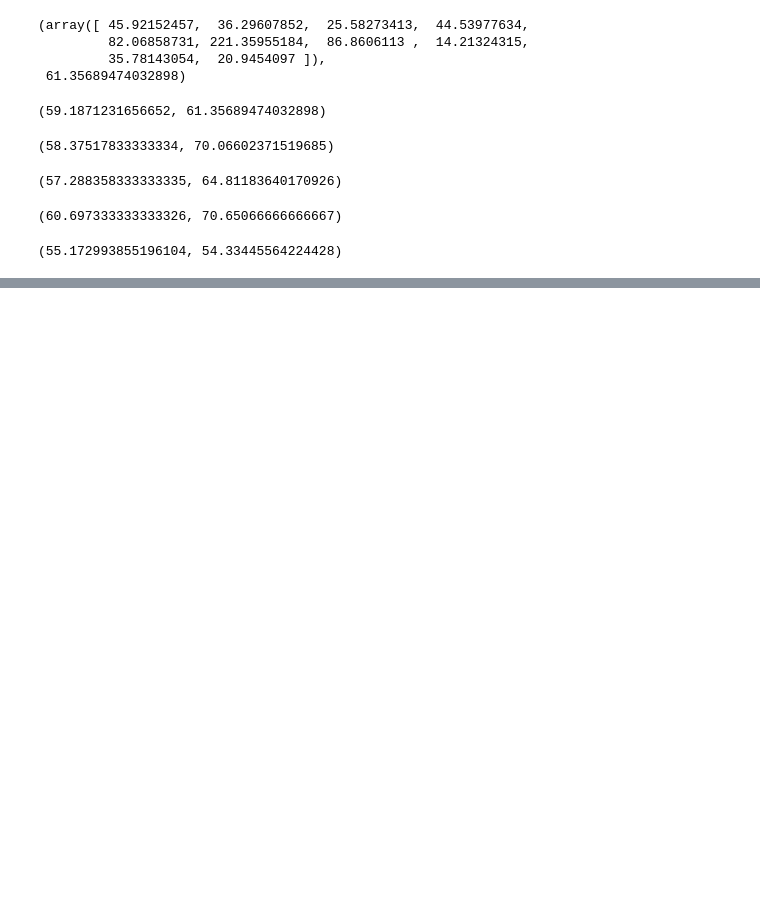
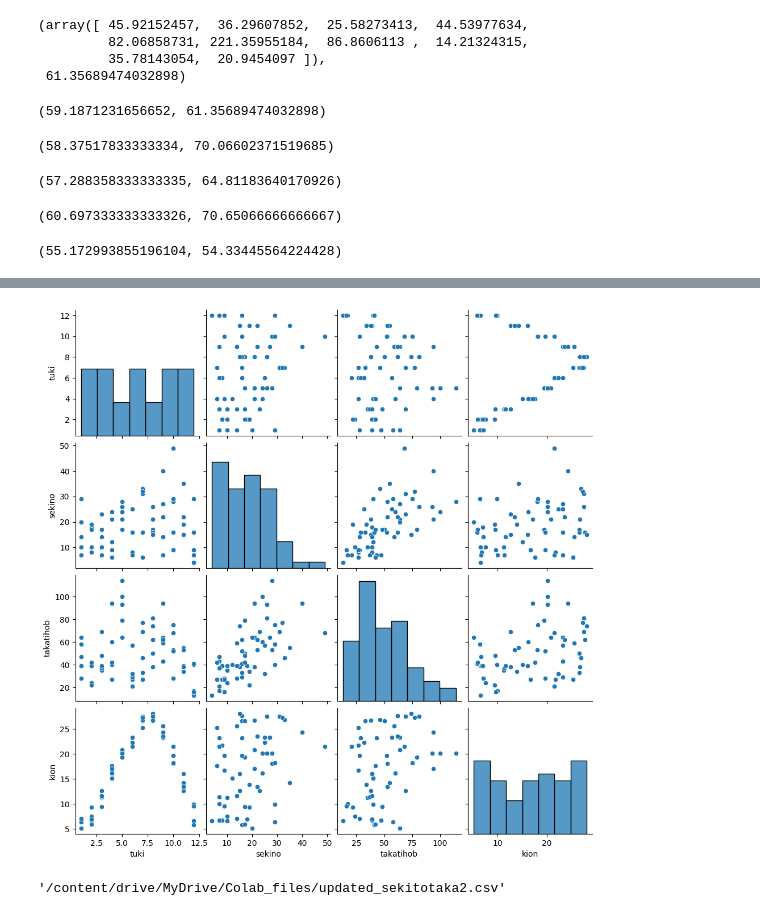
Before and after one commit to okana2ki/hotel-analysis, a Jupyter notebook: search_trend.ipynb, the cells around one changed output, grey strips where cells are left out. Cells and saved outputs as stored; diff of their text form; code cells hidden in the pictures; blank space fills up the shorter version.

```diff
--- a/search_trend.ipynb
+++ b/search_trend.ipynb
@@ -198,0 +229,25 @@ nn_average_mse_original, nn_average_mse  # Neural Network MSE before and after f
+# %%
+# Including the 2nd column ('tuki') in the scatter plot matrix
+columns_to_plot_with_tuki = data[['tuki', 'sekino', 'takatihob', 'kion']]
+
+# Create a pairplot (scatter plot matrix) for the selected columns including 'tuki'
+sns.pairplot(columns_to_plot_with_tuki)
+
+# Show the plot
+plt.show()
+# %% [output]
+[figure, added]
+# %%
+import numpy as np
+
+# Calculate 'tuki_sin' and 'tuki_cos'
+data['tuki_sin'] = np.sin(2 * np.pi * data['tuki'] / 12)
+data['tuki_cos'] = np.cos(2 * np.pi * data['tuki'] / 12)
+
+# Save the updated dataframe to a new CSV file
+updated_file_path = '/content/drive/MyDrive/Colab_files/updated_sekitotaka2.csv'
+data.to_csv(updated_file_path, index=False)
+
+updated_file_path
+# %% [output]
+'/content/drive/MyDrive/Colab_files/updated_sekitotaka2.csv'
```
Also changed, not shown: parts of 3 cells of this notebook.
